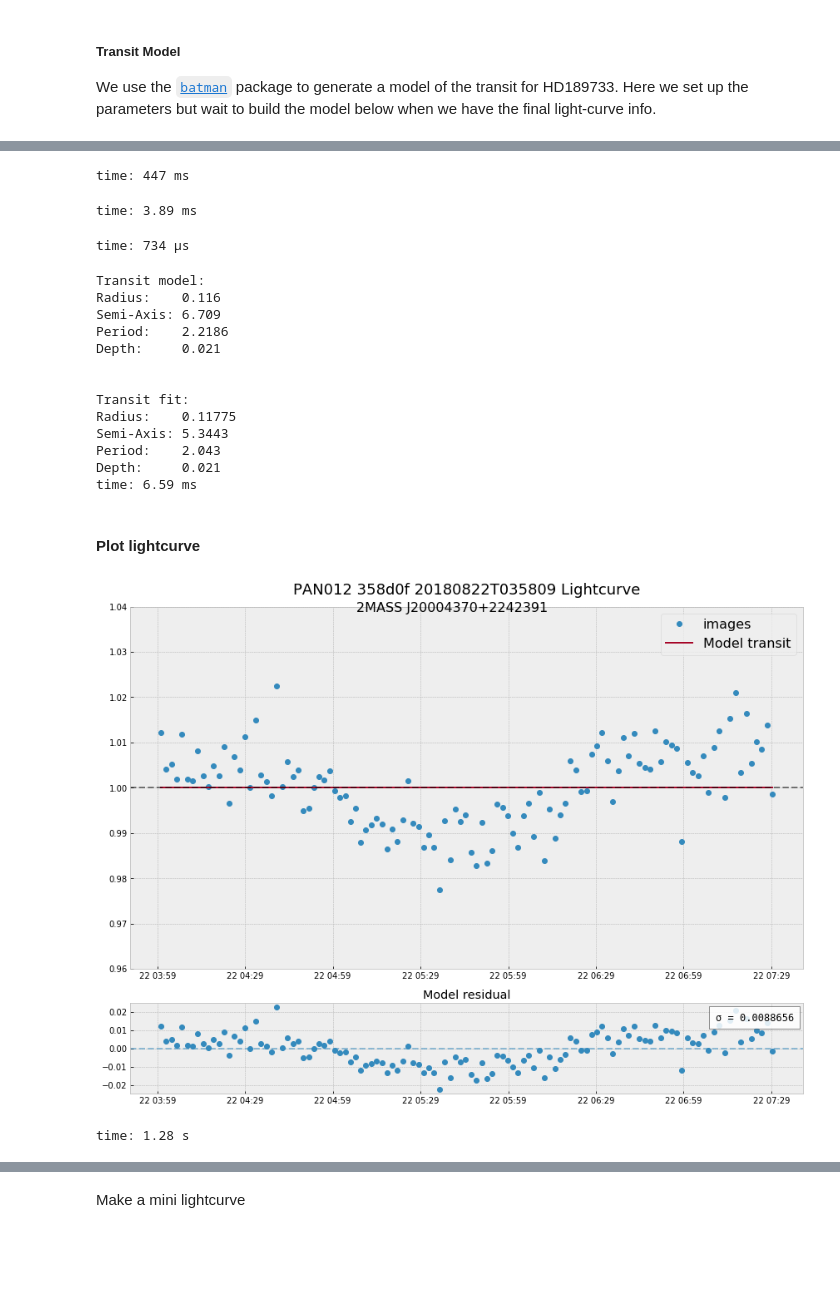
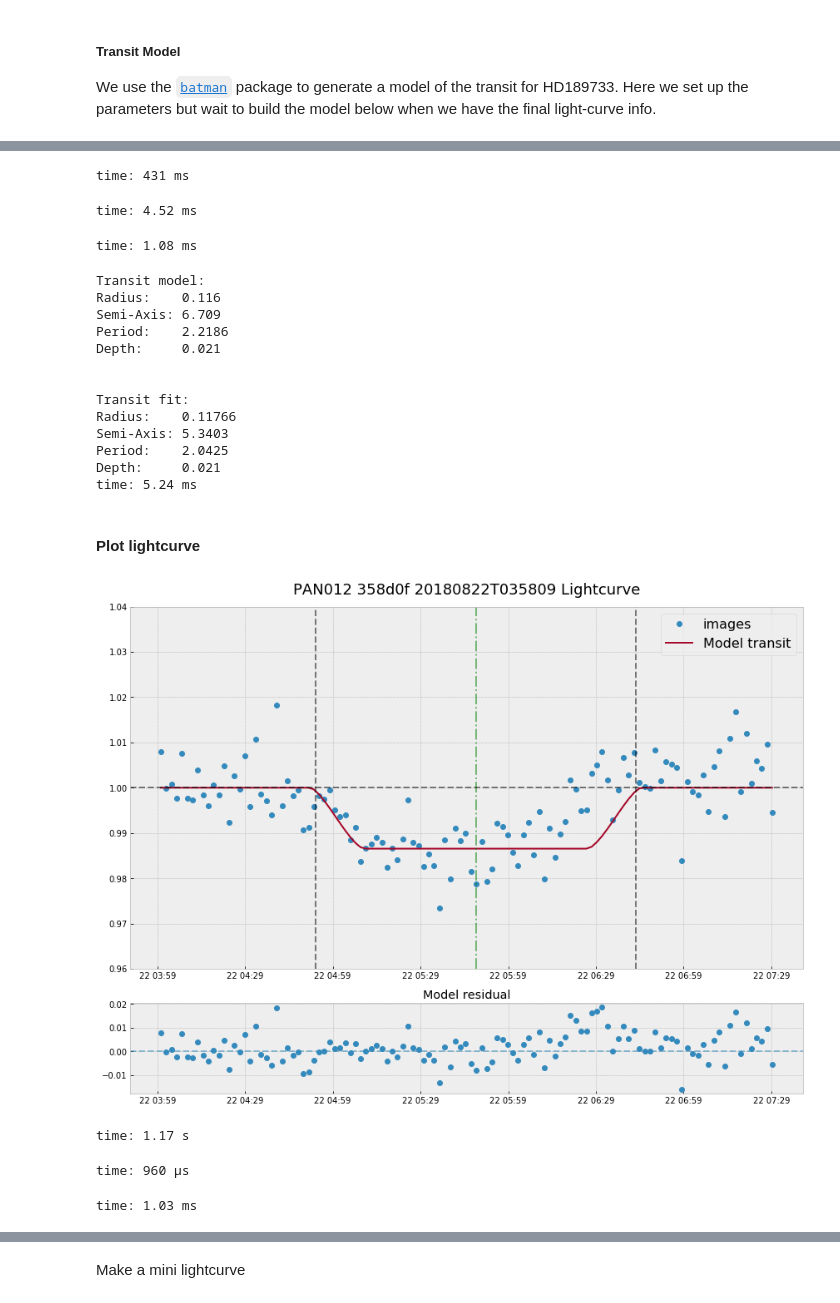
Before and after one commit to panoptes/panoptes-pipeline, a Jupyter notebook: examples/notebooks/ProcessTargetExample.ipynb, the cells around one changed output, grey strips where cells are left out. Saved outputs shown, nothing was run; the diff lists cells and outputs as text; code cells hidden in the pictures; blank space fills up the shorter version.

```diff
--- a/examples/notebooks/ProcessTargetExample.ipynb
+++ b/examples/notebooks/ProcessTargetExample.ipynb
@@ -405,3 +397,6 @@ csv_file = '/var/panoptes/images/temp/PAN012/{}_{}_lc.csv'.format(
 lc0.to_csv(csv_file)
 # %% [output]
 time: 7.54 ms
+# %%
+exp_time = fits.getval(fits_files[0], 'exptime')
+exp_time
@@ -412,12 +410,15 @@ lc1 = lc0.groupby('obstime').sum()
 # Redo the relative flux with new sums
 lc1['rel_flux'] = (lc1.target / lc1.reference)
 
+lc1['target_mag'] = get_imag(lc1.target, t=exp_time)
+lc1['reference_mag'] = get_imag(lc1.reference, t=exp_time)
+
 pre_ingress_flux = lc1.loc[lc1.index < ingress].rel_flux
 post_egress_flux = lc1.loc[lc1.index > egress].rel_flux
 
 # Normalize the entire observation relative flux by the pre-ingress mean
-# lc1['rel_flux'] = sigma_clip(lc1.rel_flux / pre_ingress_flux.mean()).filled(1)
+lc1['rel_flux'] = sigma_clip(lc1.rel_flux / pre_ingress_flux.mean()).filled(1)
 
 # Normalize by the mean
-lc1['rel_flux'] = sigma_clip(lc1.rel_flux / lc1.rel_flux.mean()).filled(1)
+# lc1['rel_flux'] = sigma_clip(lc1.rel_flux / lc1.rel_flux.mean()).filled(1)
 # %% [output]
@@ -586,15 +589,15 @@ for i in range(len(radius_range)):
 
     pp.append([r0,a0,p0,std0])
 # %% [output]
-time: 447 ms
+time: 431 ms
 # %%
 pp0 = pd.DataFrame(pp, columns=['radius', 'a', 'period', 'std0']).sort_values(['std0'])
 # %% [output]
-time: 3.89 ms
+time: 4.52 ms
 # %%
 lowest_index = pp0.index[0]
 # %% [output]
-time: 734 µs
+time: 1.08 ms
 # %%
 transit_params.rp = pp0.loc[lowest_index].radius
 transit_params.a = pp0.loc[lowest_index].a
@@ -636,50 +639,59 @@ Depth:     0.021
 
 
 Transit fit:
-Radius:    0.11775
-Semi-Axis: 5.3443
-Period:    2.043
+Radius:    0.11766
+Semi-Axis: 5.3403
+Period:    2.0425
 Depth:     0.021
-time: 6.59 ms
+time: 5.24 ms
 # %% [markdown]
 #### Plot lightcurve
 # %%
 # Plot the lightcurve
-# lc_fig = pipeline.plot_lightcurve(lc1, base_model_flux, [midpoint, ingress, egress],
-#     title="{} Lightcurve".format(sequence.replace('_', ' '))
+lc_fig = pipeline.plot_lightcurve(lc1, base_model_flux, [midpoint, ingress, egress],
+    title="{} Lightcurve".format(sequence.replace('_', ' ')),
+    ylim=[.96, 1.04]
+)
+
+# lc_fig = pipeline.plot_lightcurve(
+#     lc1,
+#     np.ones_like(lc1.rel_flux.values),
+#     title="{} Lightcurve".format(sequence.replace('_', ' ')),
+#     ylim=[.96,1.04]
 # )
 
-lc_fig = pipeline.plot_lightcurve(
-    lc1,
-    np.ones_like(lc1.rel_flux.values),
-    title="{} Lightcurve".format(sequence.replace('_', ' ')),
-    ylim=[.96,1.04]
-)
+# tmid = stamps[picid].attrs['twomass']
+# lc_fig.suptitle('2MASS J{}'.format(tmid), y=0.95, fontsize=16)
 
-tmid = stamps[picid].attrs['twomass']
-lc_fig.suptitle('2MASS J{}'.format(tmid), y=0.95, fontsize=16)
-
-box_text = 'σ = {:.05}'.format(lc1.rel_flux.std())
-ob = offsetbox.AnchoredText(box_text, loc=1, prop=dict(size=12, family="monospace"))
-ob.patch.set(boxstyle='square,pad=0.2', alpha=0.85)
-lc_fig.axes[1].add_artist(ob)
+# box_text = 'σ = {:.05}'.format(lc1.rel_flux.std())
+# ob = offsetbox.AnchoredText(box_text, loc=1, prop=dict(size=12, family="monospace"))
+# ob.patch.set(boxstyle='square,pad=0.2', alpha=0.85)
+# lc_fig.axes[1].add_artist(ob)
 
 # Add some properties
 # ob = offsetbox.AnchoredText(props, loc=2, prop=dict(size=12, family="monospace"))
 # ob.patch.set(boxstyle='square,pad=0.2', alpha=0.85)
 # lc_fig.axes[0].add_artist(ob)
 
 # lc_fig.axes[0].plot(lc1.index, model_flux, c='r', ls='--', label='Transit fit')
 # lc_fig.axes[0].legend()
 
 # residual = lc1.rel_flux - model_flux
 # lc_fig.axes[1].plot(lc1.index, residual, c='r', ls='', marker='x', label='Fit {:.04f}'.format(residual.std()))
 # lc_fig.axes[1].legend(loc=1, fontsize=14)
 
 lc_fig.savefig('/var/panoptes/images/temp/PAN012/final_lc_fit_{}.png'.format(picid),
                dpi=150, transparent=False)
 
 display(lc_fig)
 # %% [output]
-[figure, old version]
+[figure, new version]
-time: 1.28 s
+time: 1.17 s
+# %%
+lcax = lc_fig.axes[0]
+# %% [output]
+time: 960 µs
+# %%
+l = lcax.get_lines()[1]
+# %% [output]
+time: 1.03 ms
```
Also changed, not shown: parts of 29 cells of this notebook, 1 other file.
